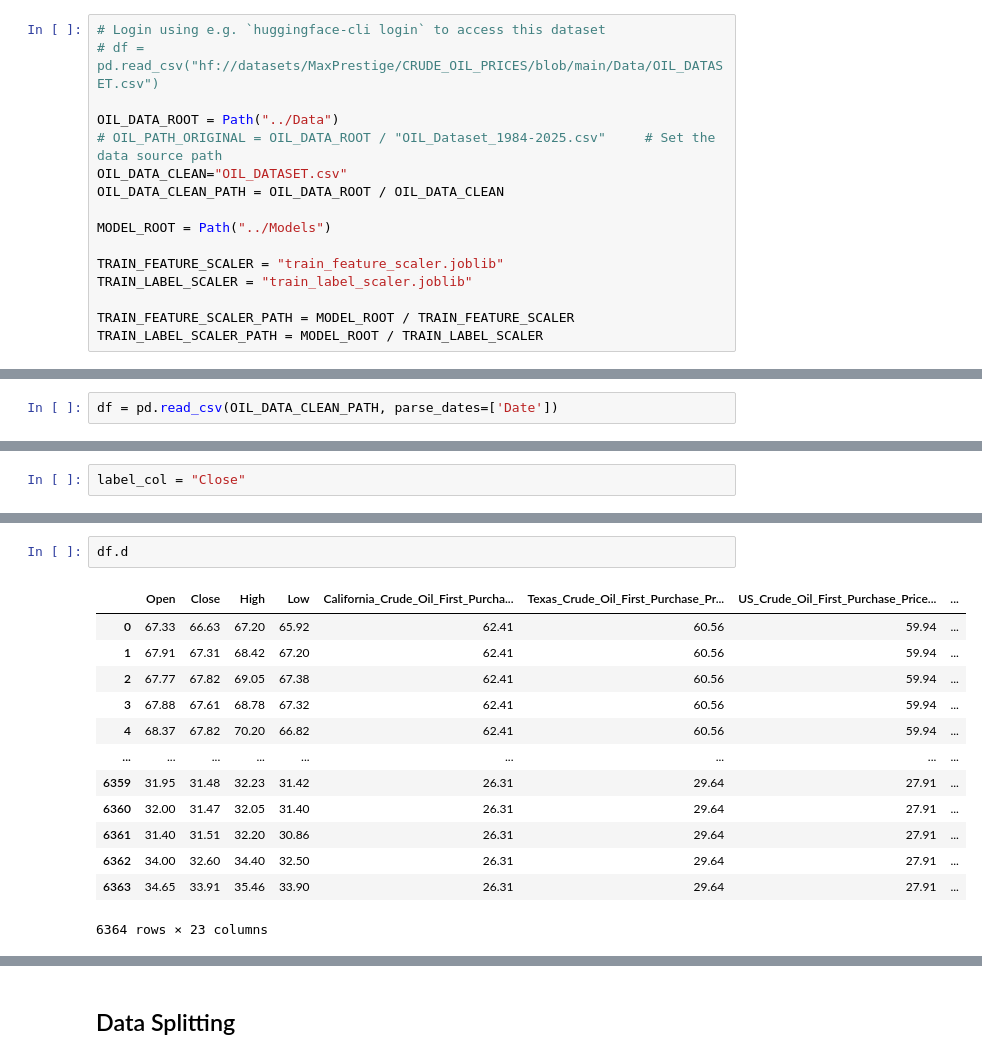
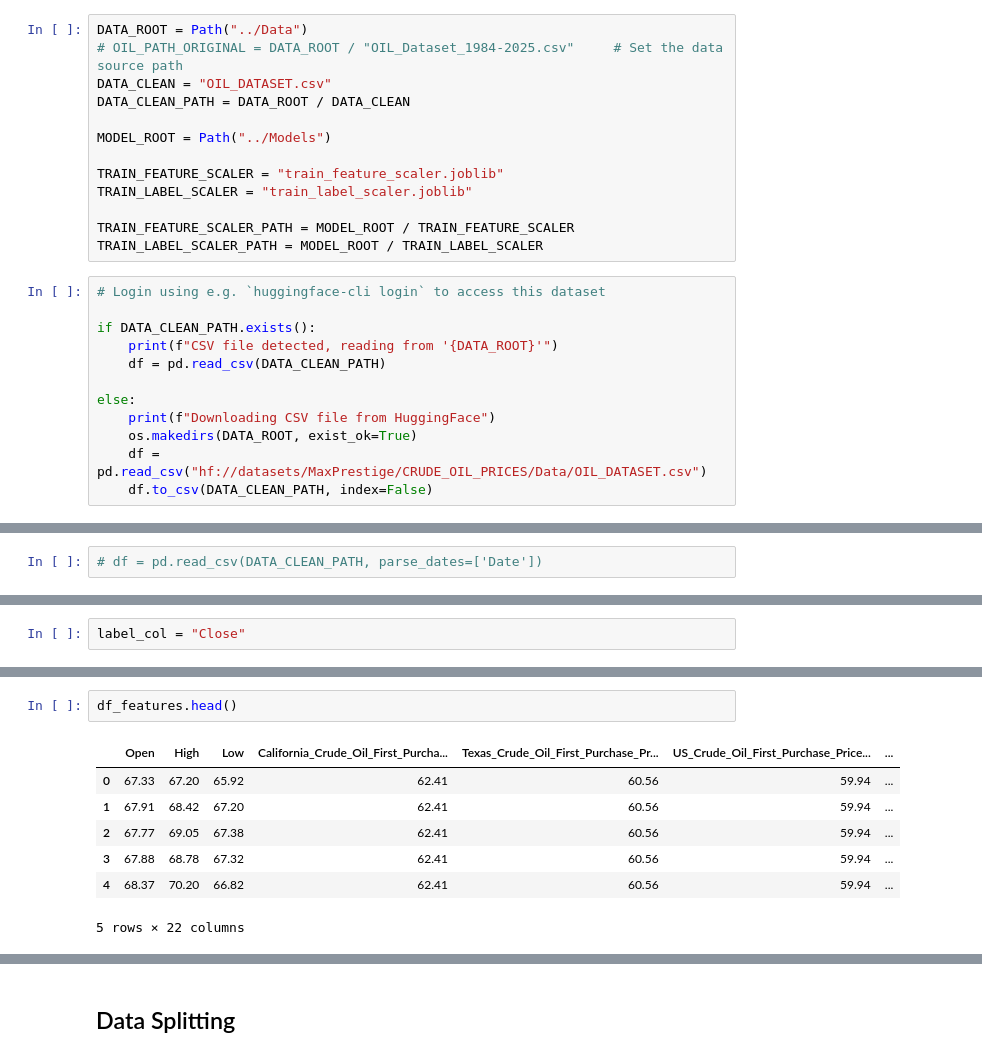
Before and after one commit to BrianP490/Liquid-Gold, a Jupyter notebook: Notebooks/Create_Dataloaders.ipynb, the cells around one changed output, grey strips where cells are left out. Cells and saved outputs as stored; diff of their text form.

Commit message:
add requirements.yaml, generalize Directory names and file paths.

```diff
--- a/Notebooks/Create_Dataloaders.ipynb
+++ b/Notebooks/Create_Dataloaders.ipynb
@@ -36,13 +36,10 @@ joblib version: 1.5.1
 # %% [markdown]
 ### Prepare Paths
 # %%
-# Login using e.g. `huggingface-cli login` to access this dataset
-# df = pd.read_csv("hf://datasets/MaxPrestige/CRUDE_OIL_PRICES/blob/main/Data/OIL_DATASET.csv")
-
-OIL_DATA_ROOT = Path("../Data")
-# OIL_PATH_ORIGINAL = OIL_DATA_ROOT / "OIL_Dataset_1984-2025.csv"     # Set the data source path
-OIL_DATA_CLEAN="OIL_DATASET.csv"
-OIL_DATA_CLEAN_PATH = OIL_DATA_ROOT / OIL_DATA_CLEAN
+DATA_ROOT = Path("../Data")
+# OIL_PATH_ORIGINAL = DATA_ROOT / "OIL_Dataset_1984-2025.csv"     # Set the data source path
+DATA_CLEAN = "OIL_DATASET.csv"
+DATA_CLEAN_PATH = DATA_ROOT / DATA_CLEAN
 
 MODEL_ROOT = Path("../Models")
 
@@ -51,3 +48,15 @@ TRAIN_LABEL_SCALER = "train_label_scaler.joblib"
 
 TRAIN_FEATURE_SCALER_PATH = MODEL_ROOT / TRAIN_FEATURE_SCALER
 TRAIN_LABEL_SCALER_PATH = MODEL_ROOT / TRAIN_LABEL_SCALER
+# %%
+# Login using e.g. `huggingface-cli login` to access this dataset
+
+if DATA_CLEAN_PATH.exists():
+    print(f"CSV file detected, reading from '{DATA_ROOT}'")
+    df = pd.read_csv(DATA_CLEAN_PATH)
+
+else:
+    print(f"Downloading CSV file from HuggingFace")
+    os.makedirs(DATA_ROOT, exist_ok=True)
+    df = pd.read_csv("hf://datasets/MaxPrestige/CRUDE_OIL_PRICES/Data/OIL_DATASET.csv")
+    df.to_csv(DATA_CLEAN_PATH, index=False)
@@ -65,5 +76,5 @@ except FileNotFoundError as e:
 # %% [markdown]
 #### Reading File to DataFrame
 # %%
-df = pd.read_csv(OIL_DATA_CLEAN_PATH, parse_dates=['Date'])
+# df = pd.read_csv(DATA_CLEAN_PATH, parse_dates=['Date'])
 # %%
@@ -105,16 +116,10 @@ shape of df_labels: (6364,)
 # %%
-df.d
+df_features.head()
 # %% [output]
-|  | Open | Close | High | Low | California_Crude_Oil_First_Purcha... | Texas_Crude_Oil_First_Purchase_Pr... | US_Crude_Oil_First_Purchase_Price... | ... |
-| 0 | 67.33 | 66.63 | 67.20 | 65.92 | 62.41 | 60.56 | 59.94 | ... |
-| 1 | 67.91 | 67.31 | 68.42 | 67.20 | 62.41 | 60.56 | 59.94 | ... |
-| 2 | 67.77 | 67.82 | 69.05 | 67.38 | 62.41 | 60.56 | 59.94 | ... |
-| 3 | 67.88 | 67.61 | 68.78 | 67.32 | 62.41 | 60.56 | 59.94 | ... |
-| 4 | 68.37 | 67.82 | 70.20 | 66.82 | 62.41 | 60.56 | 59.94 | ... |
-| ... | ... | ... | ... | ... | ... | ... | ... | ... |
-| 6359 | 31.95 | 31.48 | 32.23 | 31.42 | 26.31 | 29.64 | 27.91 | ... |
-| 6360 | 32.00 | 31.47 | 32.05 | 31.40 | 26.31 | 29.64 | 27.91 | ... |
-| 6361 | 31.40 | 31.51 | 32.20 | 30.86 | 26.31 | 29.64 | 27.91 | ... |
-| 6362 | 34.00 | 32.60 | 34.40 | 32.50 | 26.31 | 29.64 | 27.91 | ... |
-| 6363 | 34.65 | 33.91 | 35.46 | 33.90 | 26.31 | 29.64 | 27.91 | ... |
+|  | Open | High | Low | California_Crude_Oil_First_Purcha... | Texas_Crude_Oil_First_Purchase_Pr... | US_Crude_Oil_First_Purchase_Price... | ... |
+| 0 | 67.33 | 67.20 | 65.92 | 62.41 | 60.56 | 59.94 | ... |
+| 1 | 67.91 | 68.42 | 67.20 | 62.41 | 60.56 | 59.94 | ... |
+| 2 | 67.77 | 69.05 | 67.38 | 62.41 | 60.56 | 59.94 | ... |
+| 3 | 67.88 | 68.78 | 67.32 | 62.41 | 60.56 | 59.94 | ... |
+| 4 | 68.37 | 70.20 | 66.82 | 62.41 | 60.56 | 59.94 | ... |
-6364 rows × 23 columns
+5 rows × 22 columns
```
Also changed, not shown: parts of 11 cells of this notebook, 1 other file.
